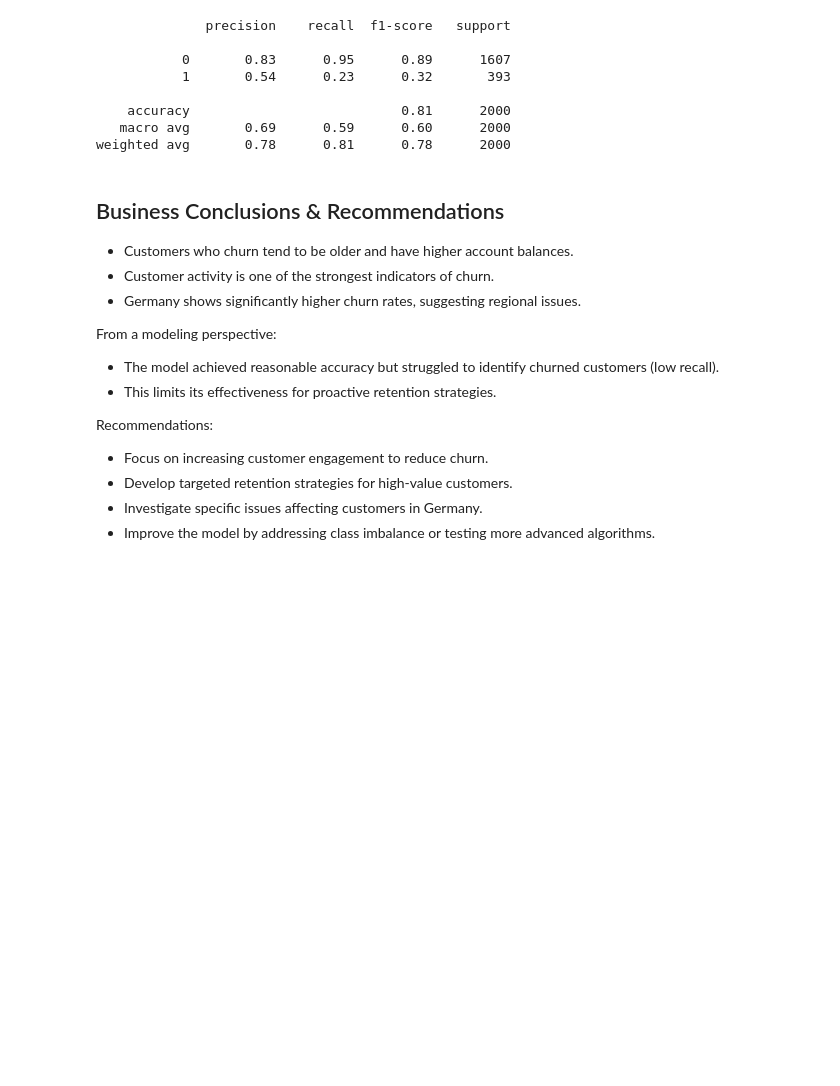
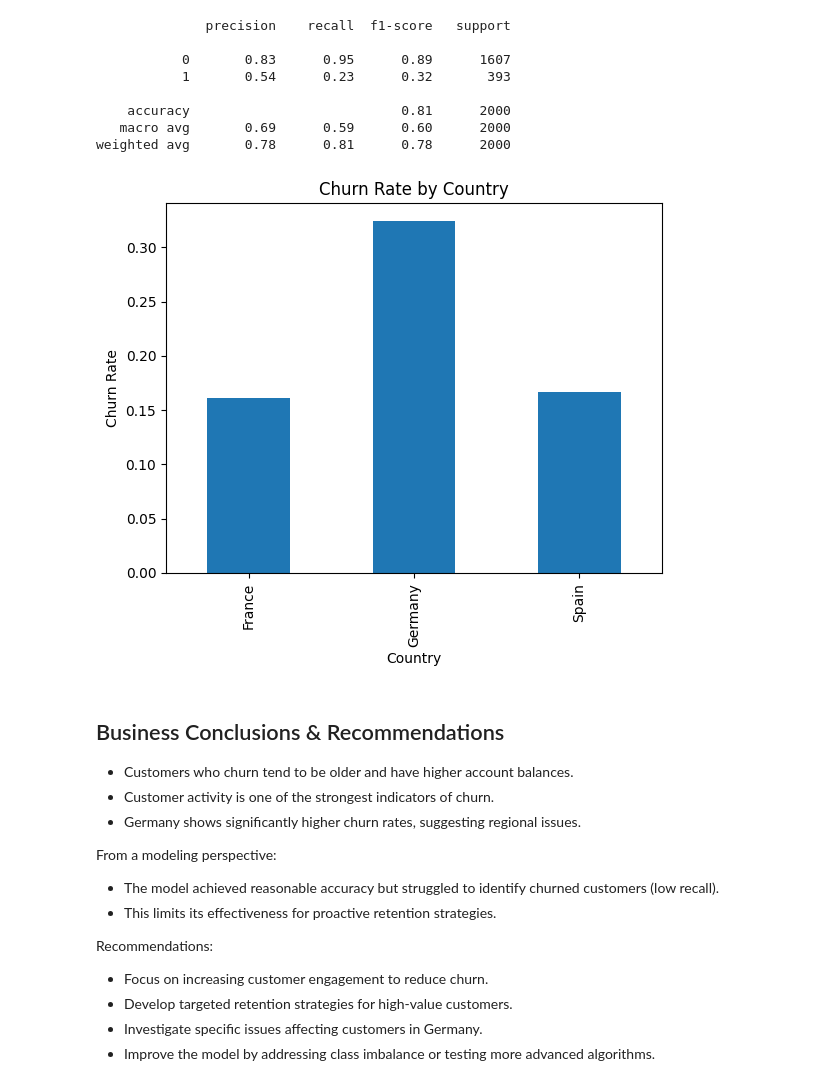
Before and after one commit to samueljohnsson3/bank-customer-churn-analysis, a Jupyter notebook: notebooks/bank_customer_churn_analysis.ipynb, the cells around one changed output. Drawn from its saved outputs; the diff is of its cells as text; code cells hidden in the pictures; blank space fills up the shorter version.

```diff
--- a/notebooks/bank_customer_churn_analysis.ipynb
+++ b/notebooks/bank_customer_churn_analysis.ipynb
@@ -213,6 +214,28 @@ print(classification_report(y_test, y_pred))
     accuracy                           0.81      2000
    macro avg       0.69      0.59      0.60      2000
 weighted avg       0.78      0.81      0.78      2000
+# %%
+# Recreate country column
+df['country'] = 'France'
+df.loc[df['country_Germany'] == 1, 'country'] = 'Germany'
+df.loc[df['country_Spain'] == 1, 'country'] = 'Spain'
+
+# Group
+churn_by_country = df.groupby('country')['churn'].mean()
+
+# Plot
+churn_by_country.plot(kind='bar')
+
+plt.title('Churn Rate by Country')
+plt.ylabel('Churn Rate')
+plt.xlabel('Country')
+
+# Save image
+plt.savefig('churn_by_country.png')
+
+plt.show()
+# %% [output]
+[figure, added]
 # %% [markdown]
 ## Business Conclusions & Recommendations
 - Customers who churn tend to be older and have higher account balances.
```
Also changed, not shown: parts of 1 cell of this notebook.
